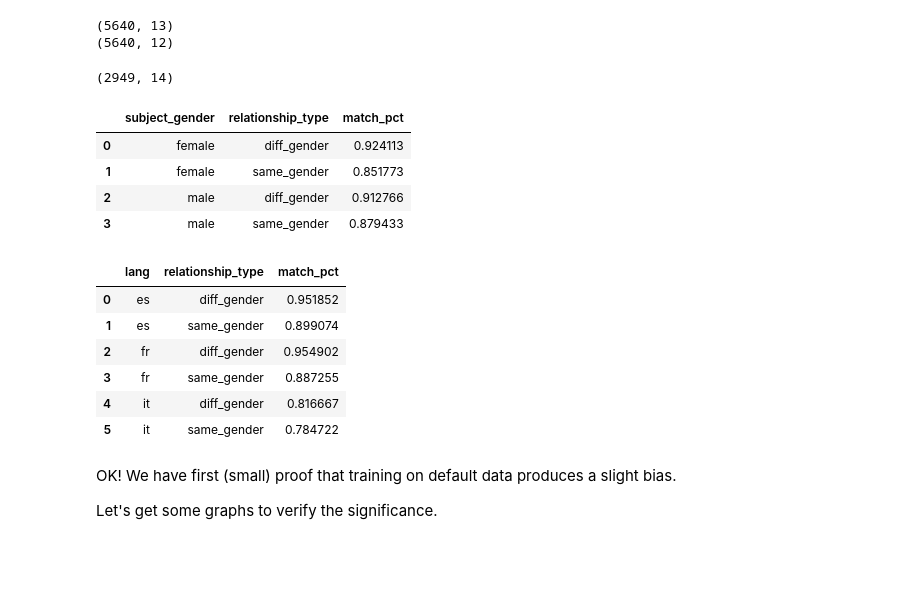
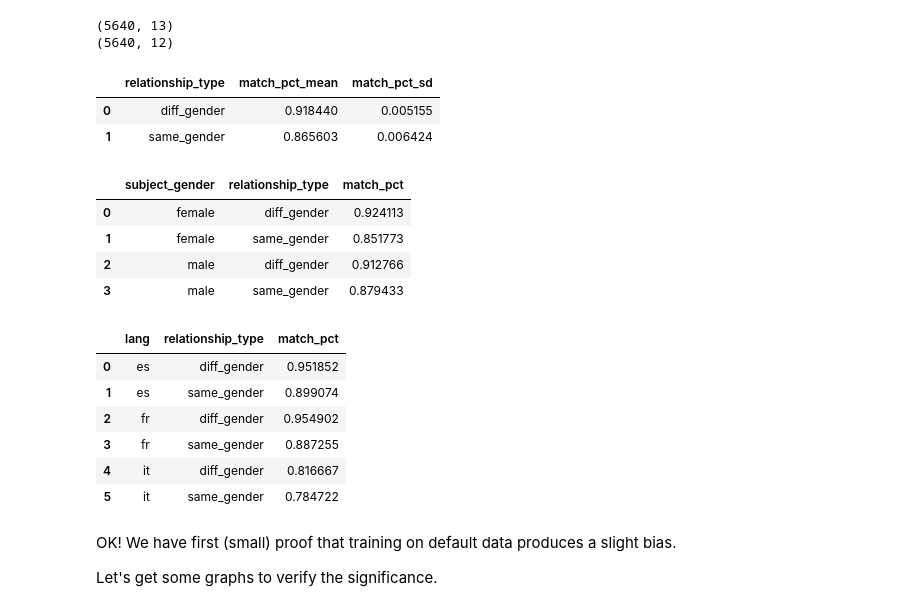
Before and after one commit to ianbstewart/multilingual-same-gender-bias, a Jupyter notebook: retrain_translation_model.ipynb, the cells around one changed output. Saved outputs shown, nothing was run; the diff lists cells and outputs as text; code cells hidden in the pictures; blank space fills up the shorter version.

Commit message:
testing translation of same/diff gender

```diff
--- a/retrain_translation_model.ipynb
+++ b/retrain_translation_model.ipynb
@@ -93,45 +93,49 @@ print(relationship_sentence_data.shape)
 | 4 | el panadero conoció a su prometid... | the baker met his fiancé on a date. | The panader met his promise on a ... | es |
 (5640, 13)
 (5640, 12)
-# %%
-generated_data[generated_data.loc[:, 'pred'].apply(lambda x: 'her' in x)].shape
-# %% [output]
-(2949, 14)
 # %%
 from importlib import reload
 import data_helpers
 reload(data_helpers)
 from data_helpers import match_category
 from nltk.tokenize import WordPunctTokenizer
 import re
 MALE_PRO_MATCHER = re.compile('his')
 FEMALE_PRO_MATCHER = re.compile('her')
 matchers = [
     ('male', MALE_PRO_MATCHER),
     ('female', FEMALE_PRO_MATCHER),
 ]
 tokenizer = WordPunctTokenizer()
 generated_data = generated_data.assign(**{
     'subject_gender_pred' : generated_data.loc[:, 'pred'].apply(lambda x: match_category(tokenizer.tokenize(x), matchers))
 })
 generated_data = generated_data.assign(**{
     'subject_gender_match' : (generated_data.loc[:, 'subject_gender']==generated_data.loc[:, 'subject_gender_pred']).astype(int),
 })
+## overall
+mean_match_vals = generated_data.groupby(['relationship_type']).apply(lambda x: x.loc[:, 'subject_gender_match'].mean())
+sd_match_vals = generated_data.groupby(['relationship_type']).apply(lambda x: x.loc[:, 'subject_gender_match'].std() / x.shape[0]**.5)
+overall_match_pct = pd.concat([mean_match_vals, sd_match_vals], axis=1).reset_index().rename(columns={0 : 'match_pct_mean', 1: 'match_pct_sd'})
+display(overall_match_pct)
 display(generated_data.groupby(['subject_gender', 'relationship_type']).apply(lambda x: x.loc[:, 'subject_gender_match'].mean()).reset_index(name='match_pct'))
 display(generated_data.groupby(['lang', 'relationship_type']).apply(lambda x: x.loc[:, 'subject_gender_match'].mean()).reset_index(name='match_pct'))
 # %% [output]
-|  | subject_gender | relationship_type | match_pct |
-| 0 | female | diff_gender | 0.924113 |
-| 1 | female | same_gender | 0.851773 |
-| 2 | male | diff_gender | 0.912766 |
-| 3 | male | same_gender | 0.879433 |
+|  | relationship_type | match_pct_mean | match_pct_sd |
+| 0 | diff_gender | 0.918440 | 0.005155 |
+| 1 | same_gender | 0.865603 | 0.006424 |
-|  | lang | relationship_type | match_pct |
-| 0 | es | diff_gender | 0.951852 |
-| 1 | es | same_gender | 0.899074 |
-| 2 | fr | diff_gender | 0.954902 |
-| 3 | fr | same_gender | 0.887255 |
-| 4 | it | diff_gender | 0.816667 |
-| 5 | it | same_gender | 0.784722 |
+|  | subject_gender | relationship_type | match_pct |
+| 0 | female | diff_gender | 0.924113 |
+| 1 | female | same_gender | 0.851773 |
+| 2 | male | diff_gender | 0.912766 |
+| 3 | male | same_gender | 0.879433 |
+|  | lang | relationship_type | match_pct |
+| 0 | es | diff_gender | 0.951852 |
+| 1 | es | same_gender | 0.899074 |
+| 2 | fr | diff_gender | 0.954902 |
+| 3 | fr | same_gender | 0.887255 |
+| 4 | it | diff_gender | 0.816667 |
+| 5 | it | same_gender | 0.784722 |
 # %% [markdown]
 OK! We have first (small) proof that training on default data produces a slight bias.
 
```
Also changed, not shown: parts of 1 cell of this notebook.
